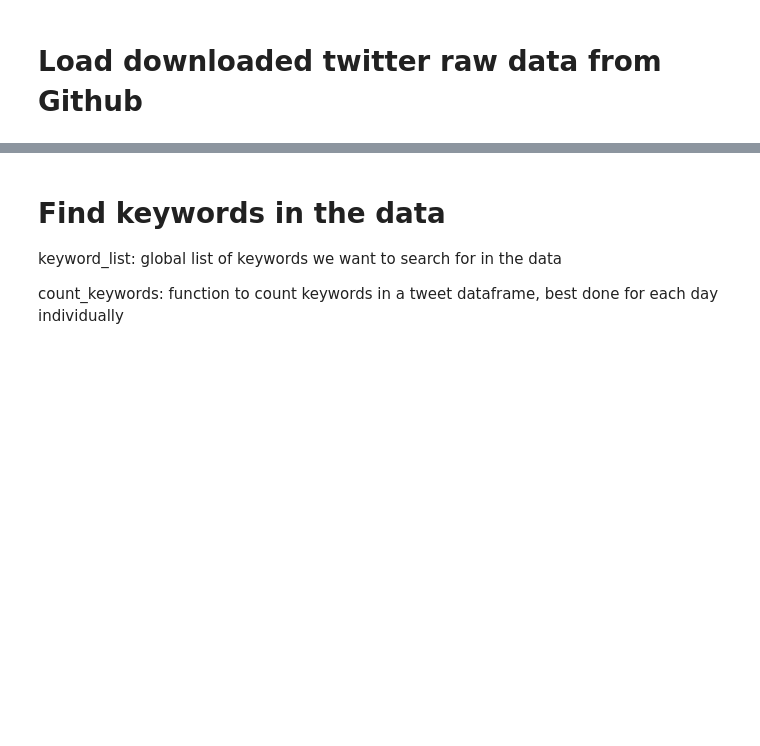
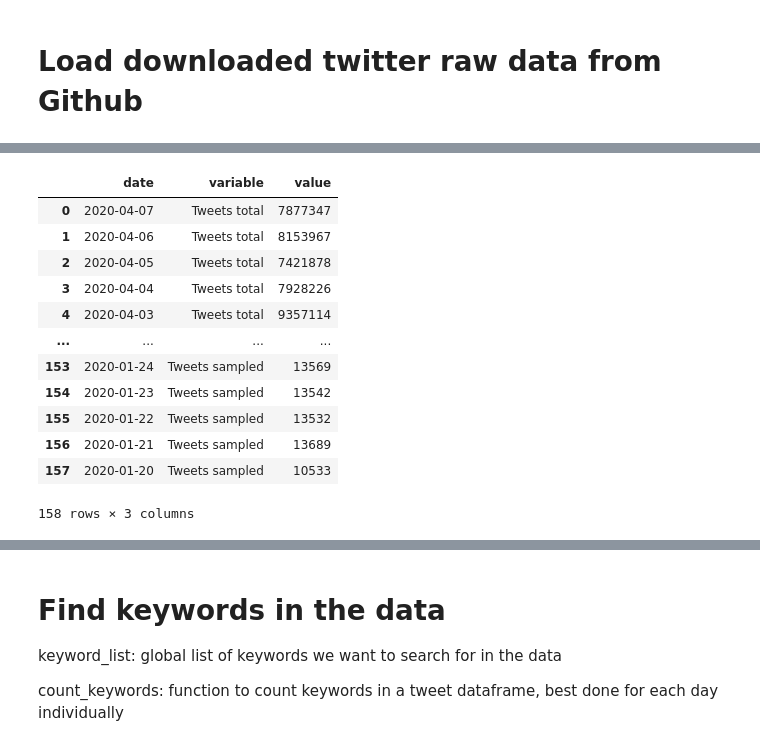
Before and after one commit to rlnrbio/twitter_data_viz, a Jupyter notebook: Test_twitter_data_from_github_repo.ipynb, the cells around one changed output, grey strips where cells are left out. Saved outputs shown, nothing was run; the diff lists cells and outputs as text; code cells hidden in the pictures; blank space fills up the shorter version.

```diff
--- a/Test_twitter_data_from_github_repo.ipynb
+++ b/Test_twitter_data_from_github_repo.ipynb
@@ -401,0 +471,19 @@ covid_twitter_data.info()
+# %%
+melted = merged_3_short[["date", "Tweets", "timestamp"]].rename(
+    columns = {"Tweets":"Tweets total", "timestamp":"Tweets sampled"}).melt("date")
+melted["value"] = melted["value"]+ 1
+melted
+# %% [output]
+|  | date | variable | value |
+| 0 | 2020-04-07 | Tweets total | 7877347 |
+| 1 | 2020-04-06 | Tweets total | 8153967 |
+| 2 | 2020-04-05 | Tweets total | 7421878 |
+| 3 | 2020-04-04 | Tweets total | 7928226 |
+| 4 | 2020-04-03 | Tweets total | 9357114 |
+| ... | ... | ... | ... |
+| 153 | 2020-01-24 | Tweets sampled | 13569 |
+| 154 | 2020-01-23 | Tweets sampled | 13542 |
+| 155 | 2020-01-22 | Tweets sampled | 13532 |
+| 156 | 2020-01-21 | Tweets sampled | 13689 |
+| 157 | 2020-01-20 | Tweets sampled | 10533 |
+158 rows × 3 columns
```
Also changed, not shown: parts of 11 cells of this notebook.
